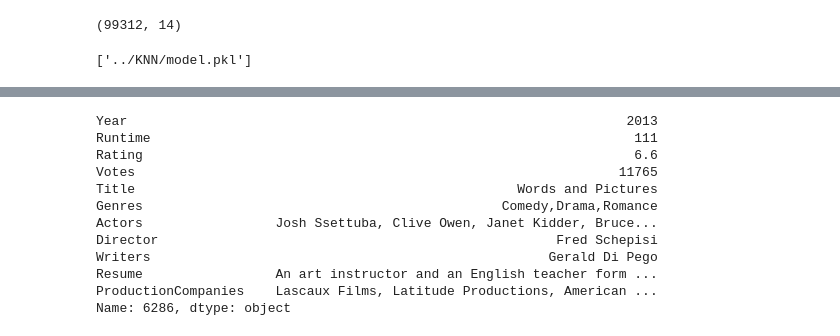
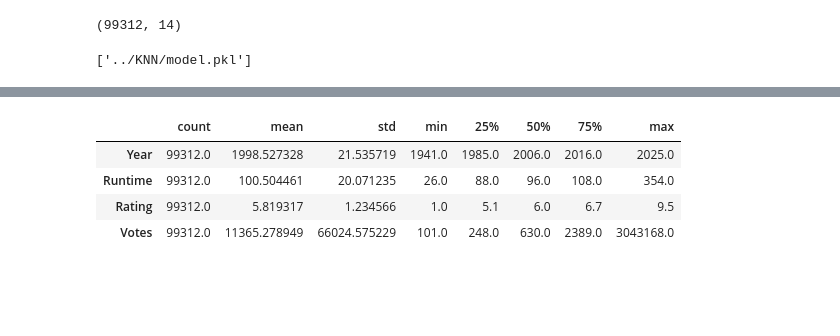
Before and after one commit to Jean-Patrick-Alcolea/Projet-2, a Jupyter notebook: notebooks/exploration_donnees_JP.ipynb, the cells around one changed output, grey strips where cells are left out. Drawn from its saved outputs; the diff is of its cells as text; code cells hidden in the pictures; blank space fills up the shorter version.

```diff
--- a/notebooks/exploration_donnees_JP.ipynb
+++ b/notebooks/exploration_donnees_JP.ipynb
@@ -396,15 +415,8 @@ data_copy[data_copy['Title'] == 'The Shawshank Redemption']
 # %%
-X.loc[6286]
+data_copy.describe().T
 # %% [output]
-Year                                                                2013
-Runtime                                                              111
-Rating                                                               6.6
-Votes                                                              11765
-Title                                                 Words and Pictures
-Genres                                              Comedy,Drama,Romance
-Actors                 Josh Ssettuba, Clive Owen, Janet Kidder, Bruce...
-Director                                                   Fred Schepisi
-Writers                                                   Gerald Di Pego
-Resume                 An art instructor and an English teacher form ...
-ProductionCompanies    Lascaux Films, Latitude Productions, American ...
-Name: 6286, dtype: object
+|  | count | mean | std | min | 25% | 50% | 75% | max |
+| Year | 99312.0 | 1998.527328 | 21.535719 | 1941.0 | 1985.0 | 2006.0 | 2016.0 | 2025.0 |
+| Runtime | 99312.0 | 100.504461 | 20.071235 | 26.0 | 88.0 | 96.0 | 108.0 | 354.0 |
+| Rating | 99312.0 | 5.819317 | 1.234566 | 1.0 | 5.1 | 6.0 | 6.7 | 9.5 |
+| Votes | 99312.0 | 11365.278949 | 66024.575229 | 101.0 | 248.0 | 630.0 | 2389.0 | 3043168.0 |
```
Also changed, not shown: parts of 18 cells of this notebook, 5 other files.
